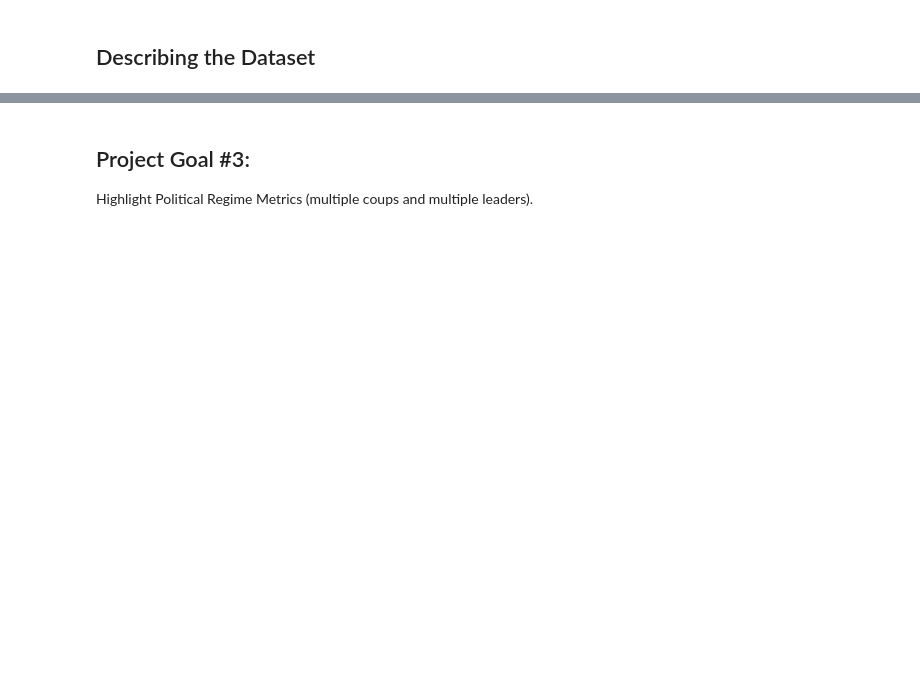
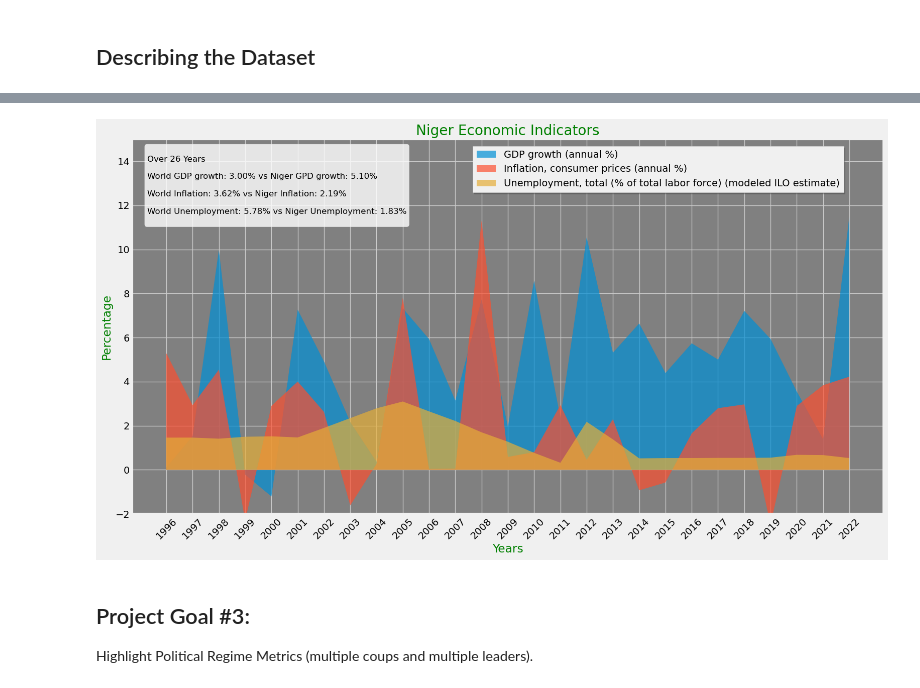
Before and after one commit to joelphimes/Niger-Political-Shift-Examination, a Jupyter notebook: notebooks/work.ipynb, the cells around one changed output, grey strips where cells are left out. Saved outputs shown, nothing was run; the diff lists cells and outputs as text; code cells hidden in the pictures; blank space fills up the shorter version.

```diff
--- a/notebooks/work.ipynb
+++ b/notebooks/work.ipynb
@@ -185,0 +275,3 @@ plt.show()
+# %%
+# Drop Indicator code, cause it will not be needed.
+PG2 = PG2.drop(['Indicator Code'], axis=1)
@@ -186,3 +300,50 @@ plt.show()
+# %%
+# Set the 'Indicator Name' column as the index (optional but might help in chart labeling)
+PG2.set_index('Indicator Name', inplace=True)
+
+# Transpose the DataFrame to make years as columns and indicators as rows
+df_transposed = PG2.T
+
+# Select the range of years and indicators for the chart
+years = df_transposed.index
+indicators = df_transposed.columns
+
+# Plot the stacked area chart
+plt.figure(figsize=(16, 9))
+
+# Loop through the indicators and plot each one as a stacked area
+for indicator in indicators:
+    plt.fill_between(years, df_transposed[indicator], alpha=0.7, label=indicator)
+
+# Set plot properties
+plt.xlabel('Years', color='green')
+plt.ylabel('Percentage', color='green')
+plt.title('Niger Economic Indicators', color='green')
+plt.gca().set_facecolor('grey')
+plt.xticks(rotation=45)
+plt.legend(loc='center', bbox_to_anchor=(0.7, 0.92), fancybox=False, shadow=True, ncol=1)
+plt.tick_params(axis='x', colors='black')
+plt.tick_params(axis='y', colors='black')
+plt.ylim(-2, 15)
+
+# Add a text box with information
+text_box = '''
+Over 26 Years
+
+World GDP growth: 3.00% vs Niger GPD growth: 5.10%
+
+World Inflation: 3.62% vs Niger Inflation: 2.19%
+
+World Unemployment: 5.78% vs Niger Unemployment: 1.83%
+'''
+plt.text(0.02, 0.98, text_box, transform=plt.gca().transAxes, fontsize=12,
+         verticalalignment='top', bbox=dict(boxstyle='round', facecolor='white', alpha=0.8))
+
+# Show the plot
+plt.tight_layout()
+plt.show()
+# %% [output]
+[figure, added]
 # %% [markdown]
 ## Project Goal #3:
 Highlight Political Regime Metrics (multiple coups and multiple leaders).
```
Also changed, not shown: parts of 26 cells of this notebook, 4 other files.
